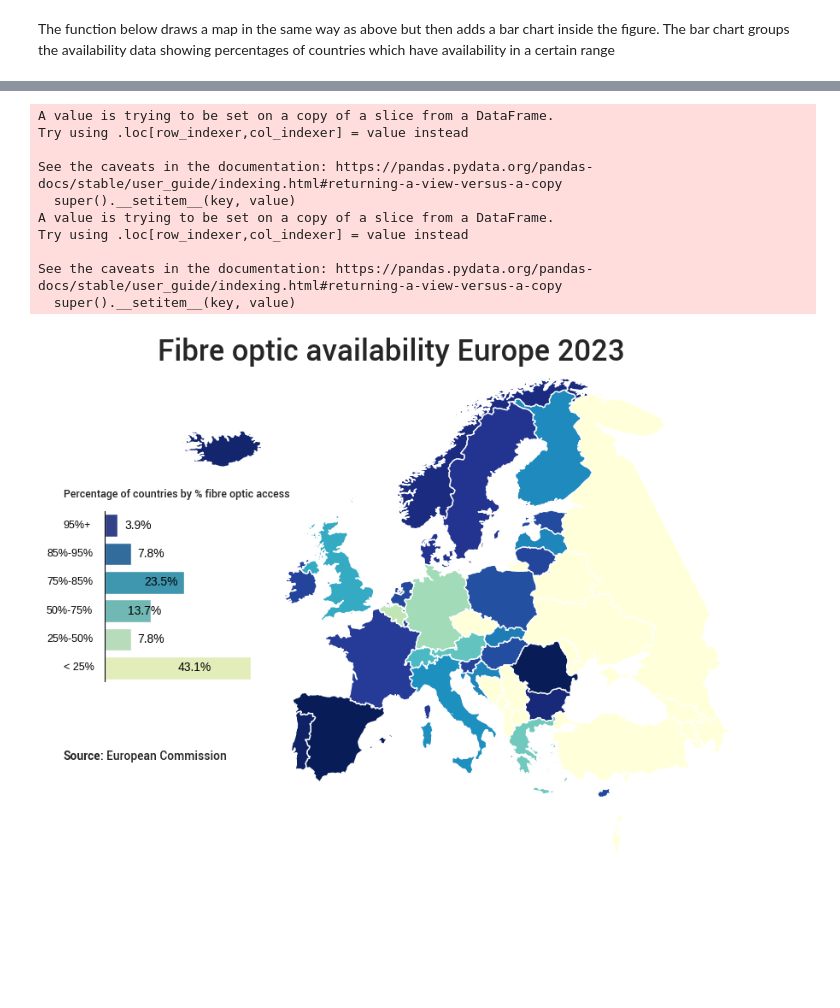
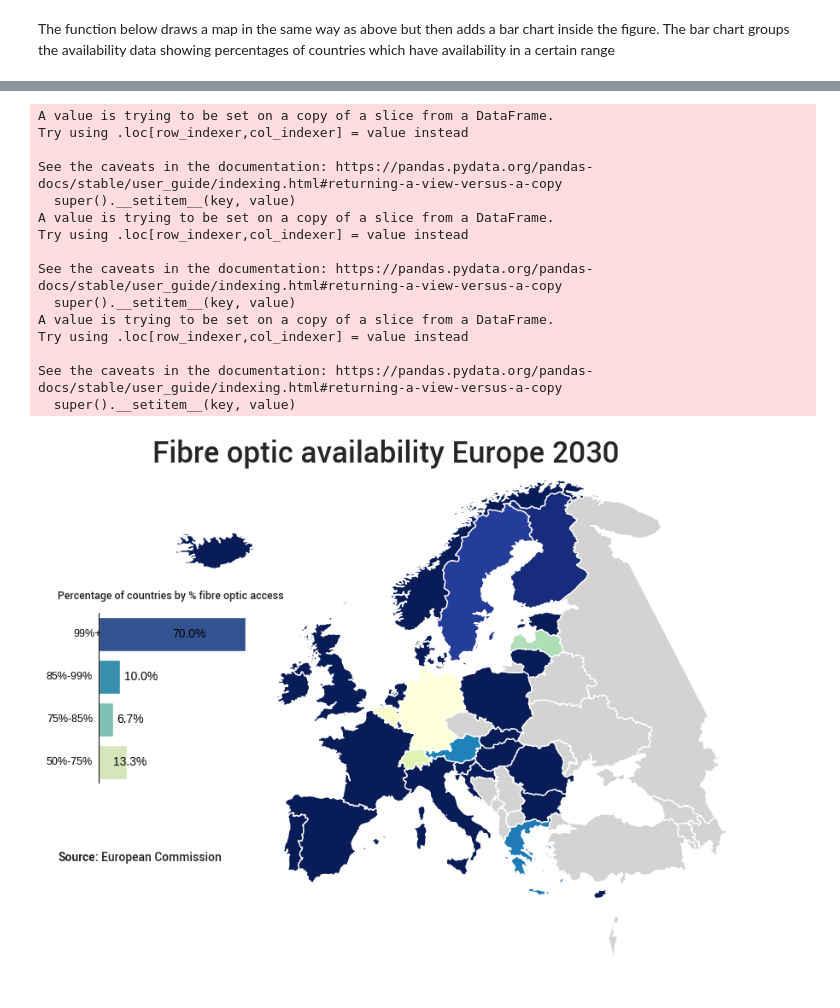
Before and after one commit to yuliiabosher/Fiber-optic-project, a Jupyter notebook: Europe_Predictions.ipynb, the cells around one changed output, grey strips where cells are left out. Cells and saved outputs as stored; diff of their text form; code cells hidden in the pictures; blank space fills up the shorter version.

```diff
--- a/Europe_Predictions.ipynb
+++ b/Europe_Predictions.ipynb
@@ -567,6 +567,14 @@ df_europe_with_percent_geo_total['2022%'] = df_europe_with_percent_geo_total['20
 df_europe_with_percent_geo_total['2021%'] = df_europe_with_percent_geo_total['2023%'].replace(np.nan, 0)
 df_europe_with_percent_geo_total['2020%'] = df_europe_with_percent_geo_total['2023%'].replace(np.nan, 0)
 df_europe_with_percent_geo_total['2019%'] = df_europe_with_percent_geo_total['2019%'].replace(np.nan, 0)
+
+#lets do the same for rural so we have a rural map ready to use
+df_europe_with_percent_geo_rural = europe_cleaned.merge(df_final_rural, left_on='NAME', right_on='Country', how='left')
+df_europe_with_percent_geo_rural['2022%'] = df_europe_with_percent_geo_rural['2023%'].replace(np.nan, 0)
+df_europe_with_percent_geo_rural['2021%'] = df_europe_with_percent_geo_rural['2023%'].replace(np.nan, 0)
+df_europe_with_percent_geo_rural['2020%'] = df_europe_with_percent_geo_rural['2023%'].replace(np.nan, 0)
+df_europe_with_percent_geo_rural['2019%'] = df_europe_with_percent_geo_rural['2019%'].replace(np.nan, 0)
+
 
 
 plotdf = df_europe_with_percent_geo_total[['NAME', 'FTTP2030' ,'geometry']]
@@ -650,7 +658,7 @@ The function below draws a map in the same way as above but then adds a bar char
 !pip install highlight_text
 !pip install pyfonts
 
-def fn_plot_map_and_barchart(thisdf, thisyear):
+def fn_plot_map_and_barchart(thisdf, thisyear, intheFuture, title):
   from pypalettes import load_cmap
   from highlight_text import fig_text, ax_text
   from pyfonts import load_font
@@ -659,6 +667,8 @@ def fn_plot_map_and_barchart(thisdf, thisyear):
   cmap = load_cmap(palette_name, cmap_type="continuous")
 
   fig, ax = plt.subplots(1, 1)
+  #set anything over 100 to 100
+  thisdf[thisyear] = np.where(thisdf[thisyear] > 100, 100, thisdf[thisyear])
 
   #countries on the map for which we have no data sould be coloured light grey
   missing_kwds = dict(color='lightgrey', label='No Data')
@@ -672,21 +682,38 @@ def fn_plot_map_and_barchart(thisdf, thisyear):
   plt.axis('off')
   plt.axis('off')
 
-  #create the grouped data for the bar chart/legend
-  thisdf.loc[thisdf['2023%'].between(0, 25), 'percent_range'] = '< 25%'
-  thisdf.loc[thisdf['2023%'].between(26, 49.9), 'percent_range'] = '25%-50%'
-  thisdf.loc[thisdf['2023%'].between(50, 74.9), 'percent_range'] = '50%-75%'
-  thisdf.loc[thisdf['2023%'].between(75, 84.9), 'percent_range'] = '75%-85%'
-  thisdf.loc[thisdf['2023%'].between(85, 94.9), 'percent_range'] = '85%-95%'
-  thisdf.loc[thisdf['2023%'].between(95, 100), 'percent_range'] = '95%+'
+  if not intheFuture:
+    #create the grouped data for the bar chart/legend
+    thisdf.loc[thisdf[thisyear].between(0, 25), 'percent_range'] = '< 25%'
+    thisdf.loc[thisdf[thisyear].between(26, 49.9), 'percent_range'] = '25%-50%'
+    thisdf.loc[thisdf[thisyear].between(50, 74.9), 'percent_range'] = '50%-75%'
+    thisdf.loc[thisdf[thisyear].between(75, 84.9), 'percent_range'] = '75%-85%'
+    thisdf.loc[thisdf[thisyear].between(85, 94.9), 'percent_range'] = '85%-95%'
+    thisdf.loc[thisdf[thisyear].between(95, 100), 'percent_range'] = '95%+'
 
-  #need this extra column so we can sort the data correctly
-  thisdf.loc[thisdf['2023%'].between(0, 25), 'sortvalue'] = 1
-  thisdf.loc[thisdf['2023%'].between(26, 49.9), 'sortvalue'] = 2
-  thisdf.loc[thisdf['2023%'].between(50, 74.9), 'sortvalue'] = 3
-  thisdf.loc[thisdf['2023%'].between(75, 94.9), 'sortvalue'] = 4
-  thisdf.loc[thisdf['2023%'].between(85, 94.9), 'sortvalue'] = 5
-  thisdf.loc[thisdf['2023%'].between(95, 100), 'sortvalue'] = 6
+    #need this extra column so we can sort the data correctly
+    thisdf.loc[thisdf[thisyear].between(0, 25), 'sortvalue'] = 1
+    thisdf.loc[thisdf[thisyear].between(26, 49.9), 'sortvalue'] = 2
+    thisdf.loc[thisdf[thisyear].between(50, 74.9), 'sortvalue'] = 3
+    thisdf.loc[thisdf[thisyear].between(75, 84.9), 'sortvalue'] = 4
+    thisdf.loc[thisdf[thisyear].between(85, 94.9), 'sortvalue'] = 5
+    thisdf.loc[thisdf[thisyear].between(95, 100), 'sortvalue'] = 6
+
+  else:
+    thisdf.loc[thisdf[thisyear].between(0, 30), 'percent_range'] = '< 30%'
+    thisdf.loc[thisdf[thisyear].between(31, 49.9), 'percent_range'] = '30%-50%'
+    thisdf.loc[thisdf[thisyear].between(50, 74.9), 'percent_range'] = '50%-75%'
+    thisdf.loc[thisdf[thisyear].between(75, 84.9), 'percent_range'] = '75%-85%'
+    thisdf.loc[thisdf[thisyear].between(85, 98.9), 'percent_range'] = '85%-99%'
+    thisdf.loc[thisdf[thisyear].between(99, 100), 'percent_range'] = '99%+'
+
+    #need this extra column so we can sort the data correctly
+    thisdf.loc[thisdf[thisyear].between(0, 30), 'sortvalue'] = 1
+    thisdf.loc[thisdf[thisyear].between(31, 49.9), 'sortvalue'] = 2
+    thisdf.loc[thisdf[thisyear].between(50, 74.9), 'sortvalue'] = 3
+    thisdf.loc[thisdf[thisyear].between(75, 84.9), 'sortvalue'] = 4
+    thisdf.loc[thisdf[thisyear].between(85, 98.9), 'sortvalue'] = 5
+    thisdf.loc[thisdf[thisyear].between(99, 100), 'sortvalue'] = 6
 
   grouped_data_barchart = thisdf.groupby(['percent_range', 'sortvalue'])[['NAME']].count()#.reset_index
   grouped_data_barchart.rename(columns={'NAME': 'count'}, inplace=True)
@@ -721,7 +748,7 @@ def fn_plot_map_and_barchart(thisdf, thisyear):
     x_pos = row["percentage"]/2 if row["percentage"] > 12 else row["percentage"] + 2
     y_pos = index
     color = "black"
-    x_pos2 = -12 if len(row['percent_range']) < 6 else -17
+    x_pos2 = -12 if len(row['percent_range']) < 6 else -25#-17
     mini_ax.text(x_pos, y_pos, row["label"], color=color, size=10, va="center")
     mini_ax.text(x_pos2, y_pos, row['percent_range'], color="black", size=9, va="center")
 
@@ -735,7 +762,7 @@ def fn_plot_map_and_barchart(thisdf, thisyear):
 
   #add a title and a smaller title for the bar chart
   fig.text(
-      x=0.45, y=0.87, s="Fibre optic availability Europe 2023", ha="center", size=25, font=font
+      x=0.45, y=0.87, s=title, ha="center", size=25, font=font
   )
   fig.text(x=0.13, y=0.67, s="Percentage of countries by % fibre optic access", size=9, font=font)
   #text to recognise the source
@@ -751,10 +778,15 @@ def fn_plot_map_and_barchart(thisdf, thisyear):
   #lets see it
   plt.show()
 
-#this time we'll do it for 2023
-plotdf = df_europe_with_percent_geo_total[['NAME', '2023%' ,'geometry']]
 
-fn_plot_map_and_barchart(plotdf, '2023%')
+plotdf = df_europe_with_percent_geo_total[['NAME', 'FTTP2030' ,'geometry']]
+
+fn_plot_map_and_barchart(plotdf, 'FTTP2030', True, 'Fibre optic availability Europe 2030')
+
+#now try rural
+plotdf= df_europe_with_percent_geo_rural[['NAME', 'FTTP2030' ,'geometry']]
+
+fn_plot_map_and_barchart(plotdf, 'FTTP2030', True, 'Fibre optic availability Europe 2030(rural only)')
 # %% [output]
 Requirement already satisfied: pypalettes in /usr/local/lib/python3.10/dist-packages (0.1.4)
 Requirement already satisfied: matplotlib in /usr/local/lib/python3.10/dist-packages (from pypalettes) (3.8.0)
@@ -764,23 +796,28 @@ Requirement already satisfied: fonttools>=4.22.0 in /usr/local/lib/python3.10/di
 Requirement already satisfied: kiwisolver>=1.0.1 in /usr/local/lib/python3.10/dist-packages (from matplotlib->pypalettes) (1.4.7)
 Requirement already satisfied: numpy<2,>=1.21 in /usr/local/lib/python3.10/dist-packages (from matplotlib->pypalettes) (1.26.4)
 Requirement already satisfied: packaging>=20.0 in /usr/local/lib/python3.10/dist-packages (from matplotlib->pypalettes) (24.2)
 Requirement already satisfied: pillow>=6.2.0 in /usr/local/lib/python3.10/dist-packages (from matplotlib->pypalettes) (11.0.0)
 Requirement already satisfied: pyparsing>=2.3.1 in /usr/local/lib/python3.10/dist-packages (from matplotlib->pypalettes) (3.2.0)
 Requirement already satisfied: python-dateutil>=2.7 in /usr/local/lib/python3.10/dist-packages (from matplotlib->pypalettes) (2.8.2)
 Requirement already satisfied: six>=1.5 in /usr/local/lib/python3.10/dist-packages (from python-dateutil>=2.7->matplotlib->pypalettes) (1.16.0)
 ... (9 lines left out)
 Requirement already satisfied: pillow>=6.2.0 in /usr/local/lib/python3.10/dist-packages (from matplotlib->pyfonts) (11.0.0)
 Requirement already satisfied: pyparsing>=2.3.1 in /usr/local/lib/python3.10/dist-packages (from matplotlib->pyfonts) (3.2.0)
 Requirement already satisfied: python-dateutil>=2.7 in /usr/local/lib/python3.10/dist-packages (from matplotlib->pyfonts) (2.8.2)
 Requirement already satisfied: six>=1.5 in /usr/local/lib/python3.10/dist-packages (from python-dateutil>=2.7->matplotlib->pyfonts) (1.16.0)
 A value is trying to be set on a copy of a slice from a DataFrame.
 Try using .loc[row_indexer,col_indexer] = value instead
 
 See the caveats in the documentation: https://pandas.pydata.org/pandas-docs/stable/user_guide/indexing.html#returning-a-view-versus-a-copy
   super().__setitem__(key, value)
 A value is trying to be set on a copy of a slice from a DataFrame.
 Try using .loc[row_indexer,col_indexer] = value instead
 
 See the caveats in the documentation: https://pandas.pydata.org/pandas-docs/stable/user_guide/indexing.html#returning-a-view-versus-a-copy
   super().__setitem__(key, value)
+A value is trying to be set on a copy of a slice from a DataFrame.
+Try using .loc[row_indexer,col_indexer] = value instead
+
+See the caveats in the documentation: https://pandas.pydata.org/pandas-docs/stable/user_guide/indexing.html#returning-a-view-versus-a-copy
+  super().__setitem__(key, value)
-[figure, old version]
+[figure, new version]
```
Also changed, not shown: parts of 2 cells of this notebook.
